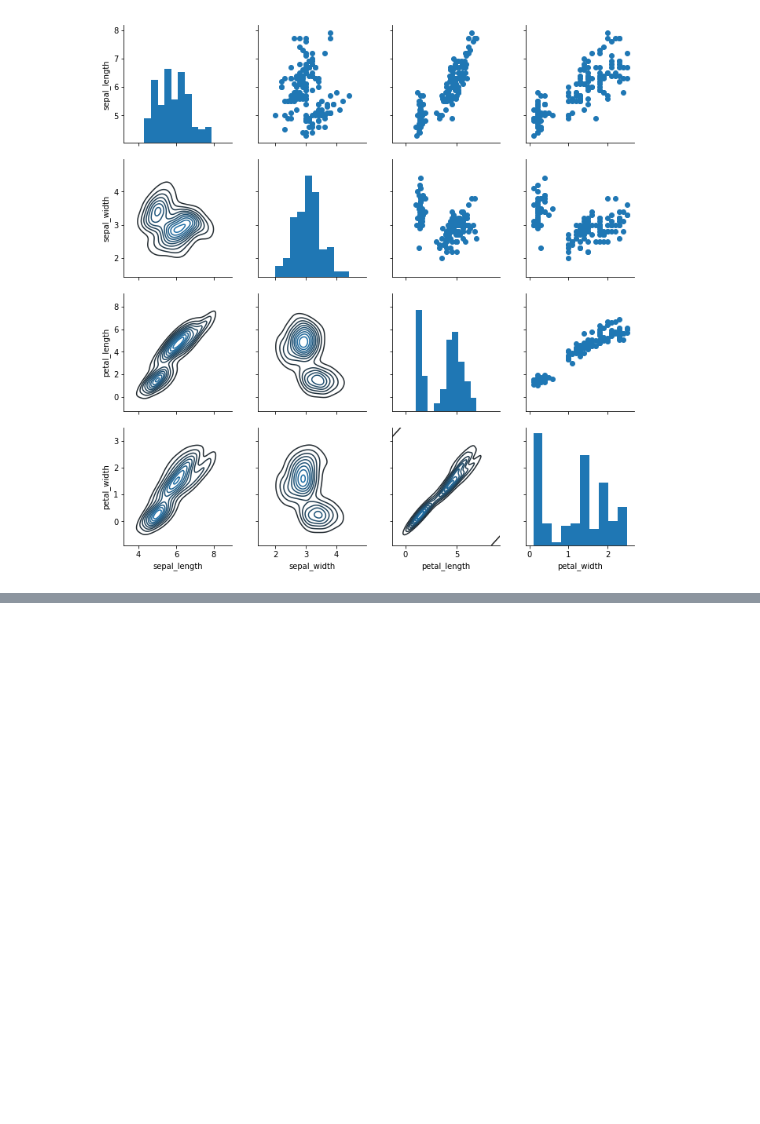
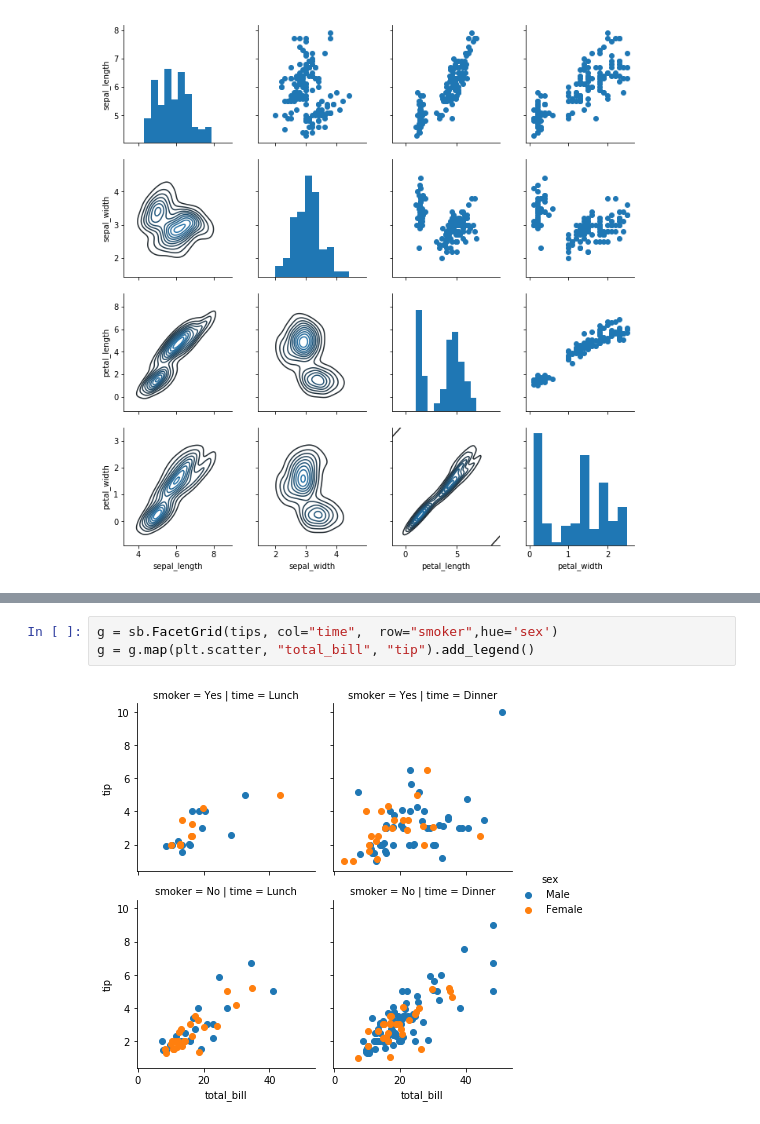
Before and after one commit to codingblondie/udemypython, a Jupyter notebook: files/Seaborn_beg.ipynb, the cells around one changed output, grey strips where cells are left out. Drawn from its saved outputs; the diff is of its cells as text; blank space fills up the shorter version.

```diff
--- a/files/Seaborn_beg.ipynb
+++ b/files/Seaborn_beg.ipynb
@@ -233,0 +251,5 @@ g.map_lower(sb.kdeplot)
+# %%
+g = sb.FacetGrid(tips, col="time",  row="smoker",hue='sex')
+g = g.map(plt.scatter, "total_bill", "tip").add_legend()
+# %% [output]
+[figure, added]
```
Also changed, not shown: parts of 5 cells of this notebook.
